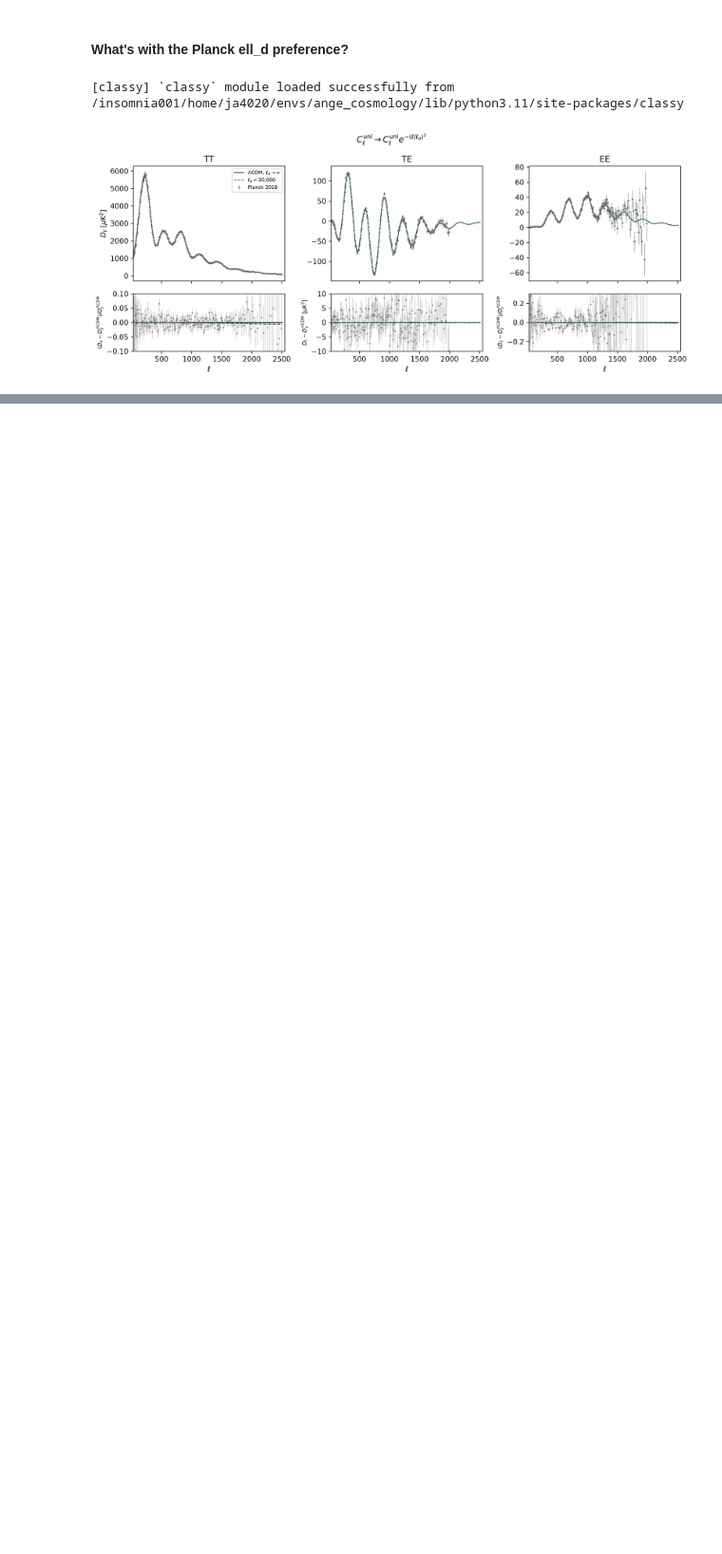
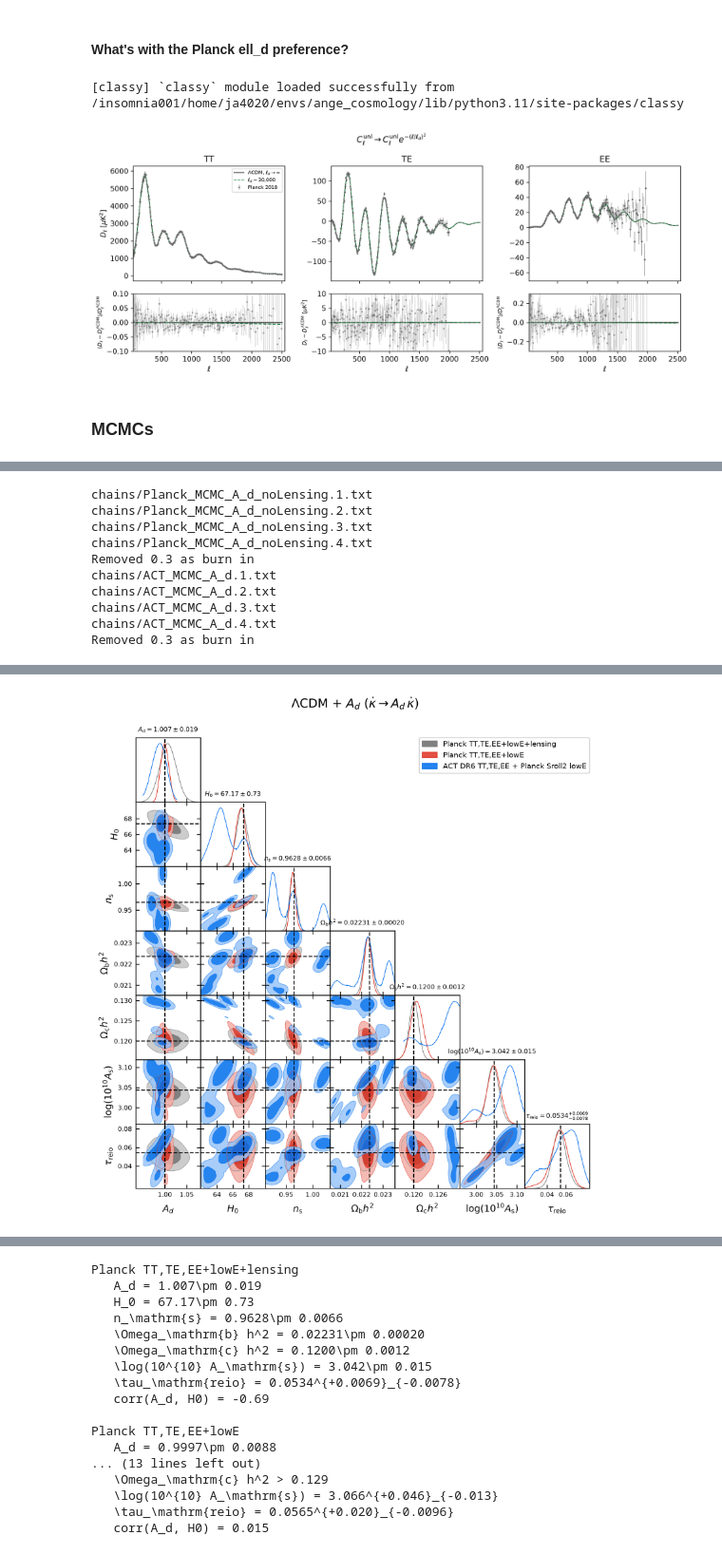
Before and after one commit to joshuaange/class_SilkConsistency, a Jupyter notebook: my_analysis/power_spectra_plots.ipynb, the cells around one changed output, grey strips where cells are left out. Shown at 95% size. Saved outputs shown, nothing was run; the diff lists cells and outputs as text; code cells hidden in the pictures; blank space fills up the shorter version.

Commit message:
ACT and A_d MCMCs

```diff
--- a/my_analysis/power_spectra_plots.ipynb
+++ b/my_analysis/power_spectra_plots.ipynb
@@ -841,3 +928,5 @@ plt.tight_layout()
 plt.show()
 # %% [output]
 [figure]
+# %% [markdown]
+### MCMCs
@@ -843,0 +938,38 @@ plt.show()
+# %%
+experiments = {
+    "chains/Planck_MCMC_A_d"           : "Planck TT,TE,EE+lowE+lensing",
+    "chains/Planck_MCMC_A_d_noLensing" : "Planck TT,TE,EE+lowE",
+    "chains/ACT_MCMC_A_d"              : "ACT DR6 TT,TE,EE + Planck Sroll2 lowE",
+}
+
+params = ["A_d", "H0", "n_s", "omega_b", "omega_cdm", "logA", "tau_reio"]
+
+# Dashed lines: A_d = 1 (standard scattering rate) and Planck 2018
+# TT,TE,EE+lowE+lensing LCDM posterior means (Planck 2018 VI, Table 2)
+reference = {"A_d": 1.0, "H0": 67.36, "n_s": 0.9649, "omega_b": 0.02237,
+             "omega_cdm": 0.1200, "logA": 3.044, "tau_reio": 0.0544}
+
+samples, labels = [], []
+for root, label in experiments.items():
+    if os.path.exists(root + ".1.txt"):
+        samples.append(loadMCSamples(root, settings={"ignore_rows": 0.3}))  # drop first 30% as burn-in
+        labels.append(label)
+    else:
+        print(f"Skipping {label}: no chains at {root}")
+
+g = plots.get_subplot_plotter(width_inch=8)
+g.triangle_plot(samples, params, filled=True,
+                legend_labels=labels, legend_loc="upper right",
+                markers=reference, marker_args={"color": "black", "ls": "--", "lw": 1},
+                title_limit=1)          # 68% limits of the FIRST run above each diagonal panel
+plt.suptitle(r"$\Lambda$CDM + $A_d$ ($\dot\kappa \to A_d\,\dot\kappa$)", y=0.95)
+plt.gcf().set_dpi(300)
+plt.show()
+
+# Numbers for each run
+for label, s in zip(labels, samples):
+    print(f"\n{label}")
+    for p in params:
+        print("  ", s.getInlineLatex(p, limit=1))
+    print("   corr(A_d, H0) =", round(s.corr(["A_d", "H0"])[0, 1], 3))
+# %% [output]
@@ -843,0 +978,10 @@ plt.show()
+chains/Planck_MCMC_A_d_noLensing.1.txt
+chains/Planck_MCMC_A_d_noLensing.2.txt
+chains/Planck_MCMC_A_d_noLensing.3.txt
+chains/Planck_MCMC_A_d_noLensing.4.txt
+Removed 0.3 as burn in
+chains/ACT_MCMC_A_d.1.txt
+chains/ACT_MCMC_A_d.2.txt
+chains/ACT_MCMC_A_d.3.txt
+chains/ACT_MCMC_A_d.4.txt
+Removed 0.3 as burn in
@@ -843,0 +1005 @@ plt.show()
+[figure, added]
@@ -843,0 +1015,17 @@ plt.show()
+Planck TT,TE,EE+lowE+lensing
+   A_d = 1.007\pm 0.019
+   H_0 = 67.17\pm 0.73
+   n_\mathrm{s} = 0.9628\pm 0.0066
+   \Omega_\mathrm{b} h^2 = 0.02231\pm 0.00020
+   \Omega_\mathrm{c} h^2 = 0.1200\pm 0.0012
+   \log(10^{10} A_\mathrm{s}) = 3.042\pm 0.015
+   \tau_\mathrm{reio} = 0.0534^{+0.0069}_{-0.0078}
+   corr(A_d, H0) = -0.69
+
+Planck TT,TE,EE+lowE
+   A_d = 0.9997\pm 0.0088
+... (13 lines left out)
+   \Omega_\mathrm{c} h^2 > 0.129
+   \log(10^{10} A_\mathrm{s}) = 3.066^{+0.046}_{-0.013}
+   \tau_\mathrm{reio} = 0.0565^{+0.020}_{-0.0096}
+   corr(A_d, H0) = 0.015
```
Also changed, not shown: parts of 6 cells of this notebook, 9 other files.
